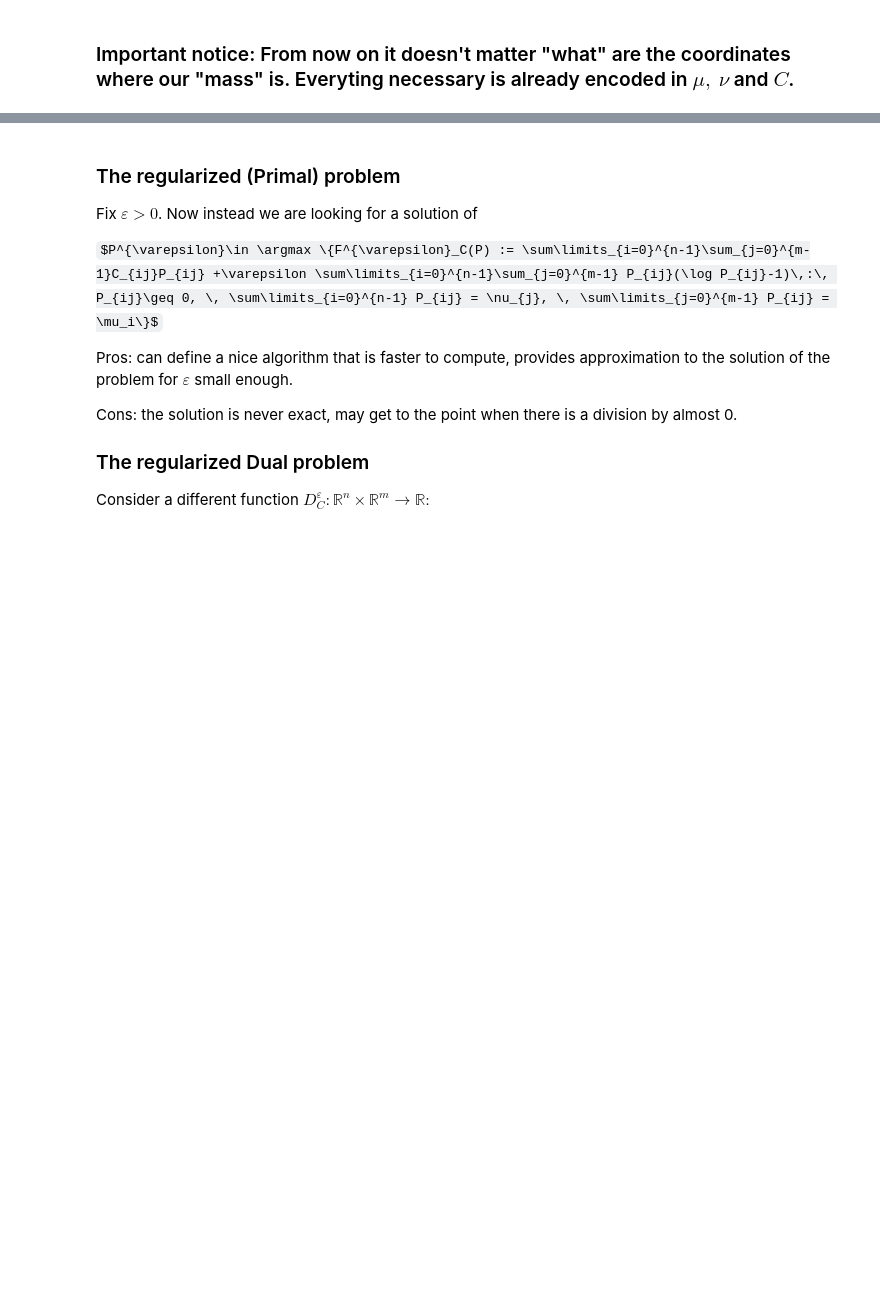
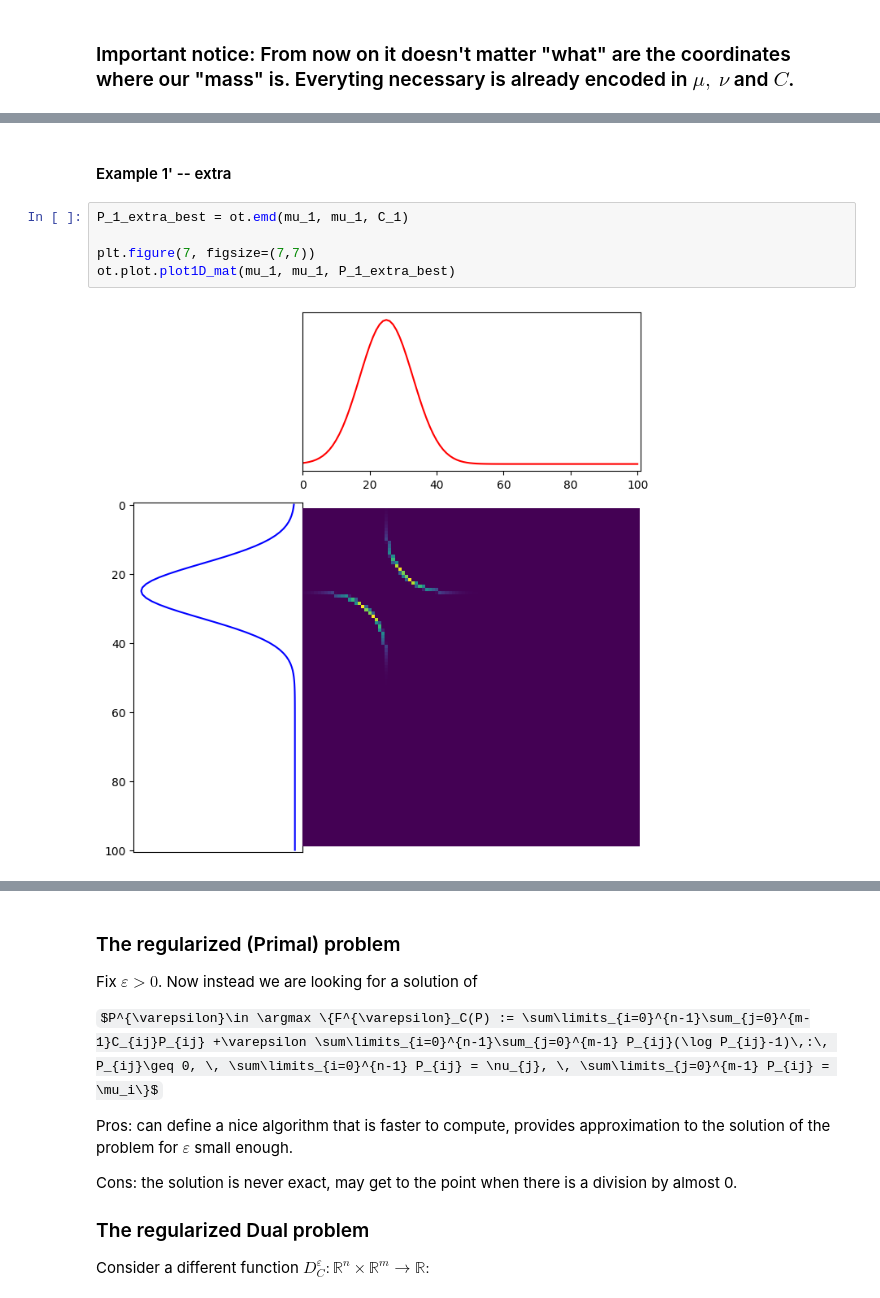
Before and after one commit to manyasha-n-m/Computational-OT, a Jupyter notebook: OT-NN-Sinkhorn.ipynb, the cells around one changed output, grey strips where cells are left out. Cells and saved outputs as stored; diff of their text form; some formulas as TeX source; blank space fills up the shorter version.

```diff
--- a/OT-NN-Sinkhorn.ipynb
+++ b/OT-NN-Sinkhorn.ipynb
@@ -225,0 +236,9 @@ In this tutorial we will focus on how we can actually estimate OT via Neural Net
+# %% [markdown]
+#### Example 1' -- extra
+# %%
+P_1_extra_best = ot.emd(mu_1, mu_1, C_1)
+
+plt.figure(7, figsize=(7,7))
+ot.plot.plot1D_mat(mu_1, mu_1, P_1_extra_best)
+# %% [output]
+[figure, added]
```
Also changed, not shown: parts of 17 cells of this notebook.
